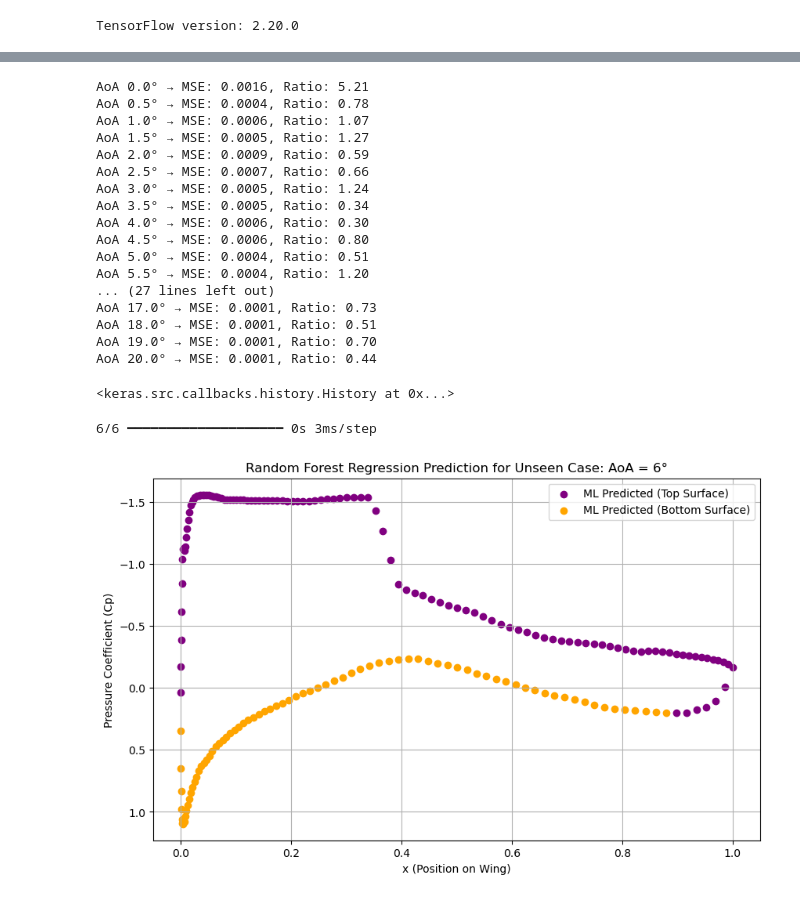
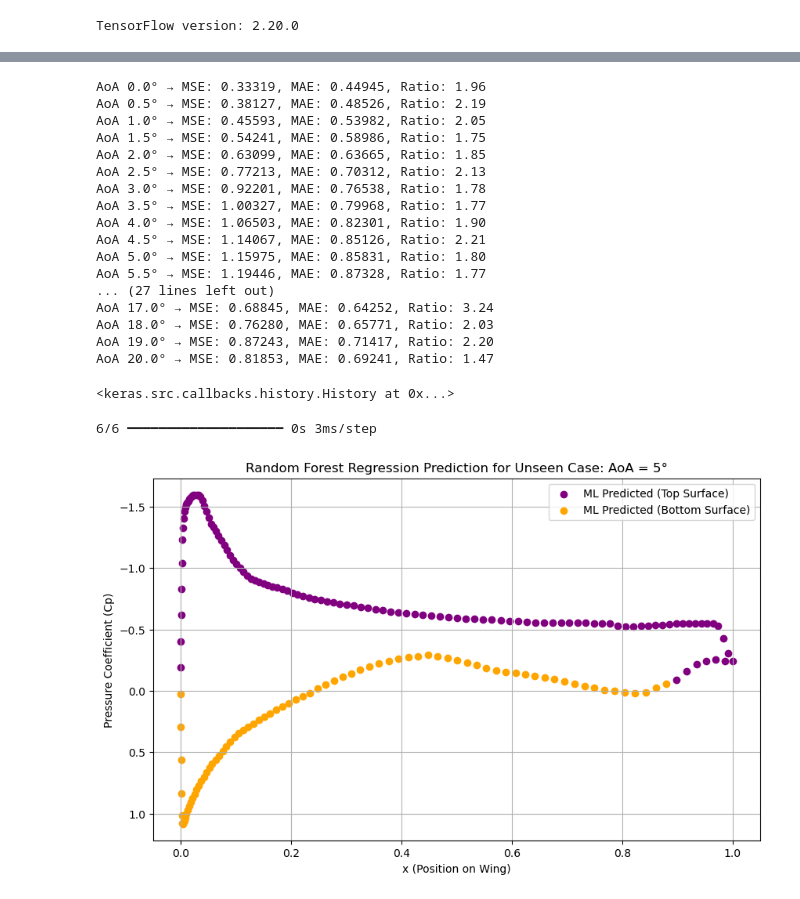
Before and after one commit to ItsKong/CFD-Machine-learning, a Jupyter notebook: Rae2822-Model.ipynb, the cells around one changed output, grey strips where cells are left out. Saved outputs shown, nothing was run; the diff lists cells and outputs as text; code cells hidden in the pictures.

Commit message:
fix wrong obj define and usage, tuning model

```diff
--- a/Rae2822-Model.ipynb
+++ b/Rae2822-Model.ipynb
@@ -168,80 +163,94 @@ Mean MSE: 0.0002
 # %%
 unique_aoas = np.unique(aoa_values)
 for i, (aoa, score, ratio) in enumerate(zip(unique_aoas, val_scores, train_val_ratio)):
-    print(f"AoA {aoa }° → MSE: {score[0]:.4f}, Ratio: {ratio:.2f}")
+    print(f"AoA {aoa }° → MSE: {score[0]:.5f}, MAE: {score[1]:.5f}, Ratio: {ratio:.2f}")
 # %% [output]
-AoA 0.0° → MSE: 0.0016, Ratio: 5.21
-AoA 0.5° → MSE: 0.0004, Ratio: 0.78
-AoA 1.0° → MSE: 0.0006, Ratio: 1.07
-AoA 1.5° → MSE: 0.0005, Ratio: 1.27
-AoA 2.0° → MSE: 0.0009, Ratio: 0.59
-AoA 2.5° → MSE: 0.0007, Ratio: 0.66
-AoA 3.0° → MSE: 0.0005, Ratio: 1.24
-AoA 3.5° → MSE: 0.0005, Ratio: 0.34
-AoA 4.0° → MSE: 0.0006, Ratio: 0.30
-AoA 4.5° → MSE: 0.0006, Ratio: 0.80
-AoA 5.0° → MSE: 0.0004, Ratio: 0.51
-AoA 5.5° → MSE: 0.0004, Ratio: 1.20
+AoA 0.0° → MSE: 0.33319, MAE: 0.44945, Ratio: 1.96
+AoA 0.5° → MSE: 0.38127, MAE: 0.48526, Ratio: 2.19
+AoA 1.0° → MSE: 0.45593, MAE: 0.53982, Ratio: 2.05
+AoA 1.5° → MSE: 0.54241, MAE: 0.58986, Ratio: 1.75
+AoA 2.0° → MSE: 0.63099, MAE: 0.63665, Ratio: 1.85
+AoA 2.5° → MSE: 0.77213, MAE: 0.70312, Ratio: 2.13
+AoA 3.0° → MSE: 0.92201, MAE: 0.76538, Ratio: 1.78
+AoA 3.5° → MSE: 1.00327, MAE: 0.79968, Ratio: 1.77
+AoA 4.0° → MSE: 1.06503, MAE: 0.82301, Ratio: 1.90
+AoA 4.5° → MSE: 1.14067, MAE: 0.85126, Ratio: 2.21
+AoA 5.0° → MSE: 1.15975, MAE: 0.85831, Ratio: 1.80
+AoA 5.5° → MSE: 1.19446, MAE: 0.87328, Ratio: 1.77
 ... (27 lines left out)
-AoA 17.0° → MSE: 0.0001, Ratio: 0.73
-AoA 18.0° → MSE: 0.0001, Ratio: 0.51
-AoA 19.0° → MSE: 0.0001, Ratio: 0.70
-AoA 20.0° → MSE: 0.0001, Ratio: 0.44
+AoA 17.0° → MSE: 0.68845, MAE: 0.64252, Ratio: 3.24
+AoA 18.0° → MSE: 0.76280, MAE: 0.65771, Ratio: 2.03
+AoA 19.0° → MSE: 0.87243, MAE: 0.71417, Ratio: 2.20
+AoA 20.0° → MSE: 0.81853, MAE: 0.69241, Ratio: 1.47
 # %%
 # train final model with full dataset
-full_feature = full_data[features]
-full_target = full_data[target]
-final_model = tf.keras.Sequential(architecture)
+final_scaler_X = StandardScaler()
+final_scaler_y = StandardScaler()
+
+full_feature = full_data[features].values
+full_target = full_data[target].values
+
+full_X_s = final_scaler_X.fit_transform(full_feature)
+full_y_s = final_scaler_y.fit_transform(full_target.reshape(-1, 1))
+
+final_model = build_model()
 
 final_model.compile(
         optimizer='adam',
         loss='mse',
-        metrics=['accuracy']
+        metrics=['mae']
     )
 final_model.fit(
-        full_feature, full_target,
+        full_X_s, full_y_s,
         epochs=200,
-        callbacks=[early_stop],
+        validation_split=0.1,
+        callbacks=[build_early_stop()],
         verbose=0
     )
 # %% [output]
 <keras.src.callbacks.history.History at 0x...>
 # %%
-predict_aoa = 6
+predict_aoa = 5
+
+# predict_scaler_X = StandardScaler()
+# predict_scaler_y = StandardScaler()
 
 geometry = full_data[full_data['AoA'] == 0.0][['x', 'y']].copy().reset_index(drop=True)
 
-X_new = full_data[full_data['AoA'] == 0.0][features].copy().reset_index(drop=True)
+X_new = full_data[full_data['AoA'] == 0.0][['x', 'y']].copy().reset_index(drop=True)
 X_new['sin_AoA'] = np.sin(np.deg2rad(predict_aoa))
 X_new['cos_AoA'] = np.cos(np.deg2rad(predict_aoa))
 
 # predict
-Cp_predicted = final_model.predict(X_new)
+X_new_s = final_scaler_X.fit_transform(X_new[features])
+
+Cp_predicted_s = final_model.predict(X_new_s)
+Cp_predicted = final_scaler_y.inverse_transform(Cp_predicted_s)
 
 # map back — just attach prediction to the same rows
 result = X_new[features].copy()
 result['Cp_predicted'] = Cp_predicted
 
 # print(result)
 
 
 plt.figure(figsize=(10, 6))
 top_surface = result[result['y'] > 0].sort_values(by='x')
 bottom_surface = result[result['y'] <= 0].sort_values(by='x')
 
 plt.scatter(top_surface['x'], top_surface['Cp_predicted'], color='purple', linewidth=1, label='ML Predicted (Top Surface)')
 plt.scatter(bottom_surface['x'], bottom_surface['Cp_predicted'], color='orange', linewidth=1, label='ML Predicted (Bottom Surface)')
 
 plt.gca().invert_yaxis() # Invert y-axis for Aerodynamics
 plt.title(f"Random Forest Regression Prediction for Unseen Case: AoA = {predict_aoa}°")
 plt.xlabel("x (Position on Wing)")
 plt.ylabel("Pressure Coefficient (Cp)")
 plt.legend()
 plt.grid(True)
 plt.show()
 # %% [output]
 6/6 ━━━━━━━━━━━━━━━━━━━━ 0s 3ms/step
-[figure, old version]
+[figure, new version]
 # %%
 aoa_degrees = np.linspace(0, 360, 100)
 aoa_radians = np.deg2rad(aoa_degrees)
```
Also changed, not shown: parts of 6 cells of this notebook.
